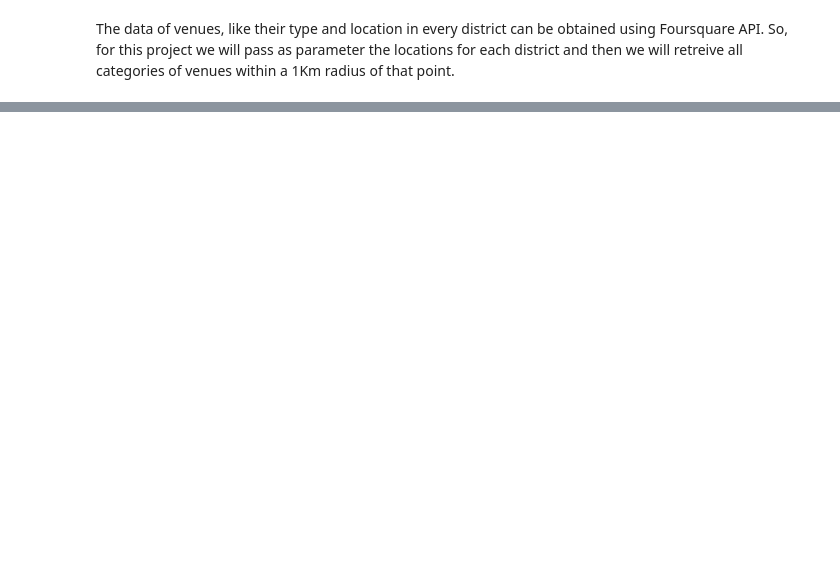
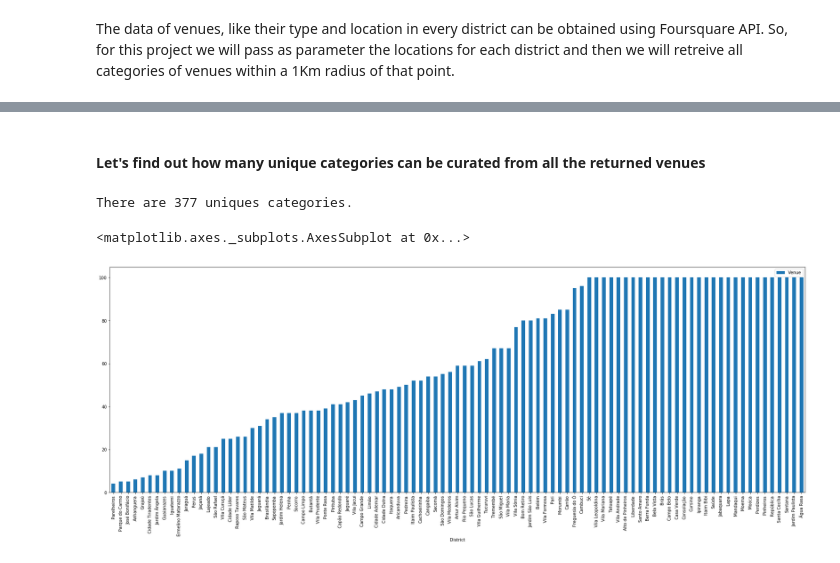
Before and after one commit to BrunoKings0/Coursera_Capstone, a Jupyter notebook: Capstone Project.ipynb, the cells around one changed output, grey strips where cells are left out. Saved outputs shown, nothing was run; the diff lists cells and outputs as text; code cells hidden in the pictures; blank space fills up the shorter version.

```diff
--- a/Capstone Project.ipynb
+++ b/Capstone Project.ipynb
@@ -32,0 +146,4 @@ So, for this project we will pass as parameter the locations for each district a
+# %%
+CLIENT_ID = 'GZNFHFKLKTRBES00QE2JEMPLE0E3LSVJAQL23Y51UMD1RQEU' # your Foursquare ID
+CLIENT_SECRET = 'VTF314V2ARYQL50BD4VEV4SQENS1ONROW3NTQFPMMNW3JBCC' # your Foursquare Secret
+VERSION = '20180605' # Foursquare API version
@@ -32,0 +199,6 @@ So, for this project we will pass as parameter the locations for each district a
+# %%
+cities_venues = getNearbyVenues(city=df_twoCities['City'],
+                                   district=df_twoCities['Distritos'],
+                                   latitudes=df_twoCities['Latitude'],
+                                   longitudes=df_twoCities['Longitude']
+                                  )
@@ -32,0 +218,15 @@ So, for this project we will pass as parameter the locations for each district a
+# %% [markdown]
+#### Let's find out how many unique categories can be curated from all the returned venues
+# %%
+print('There are {} uniques categories.'.format(len(cities_venues['Venue Category'].unique())))
+# %% [output]
+There are 377 uniques categories.
+# %%
+sp_count =cities_venues.loc[cities_venues['City'] == 'São Paulo'].groupby('District').count()[['Venue']]
+# %%
+sp_count = sp_count.sort_values(by=['Venue'])
+# %%
+sp_count.plot(kind='bar', figsize=(30, 10))
+# %% [output]
+<matplotlib.axes._subplots.AxesSubplot at 0x...>
+[figure, added]
```
Also changed, not shown: parts of 88 cells of this notebook, 2 other files.
